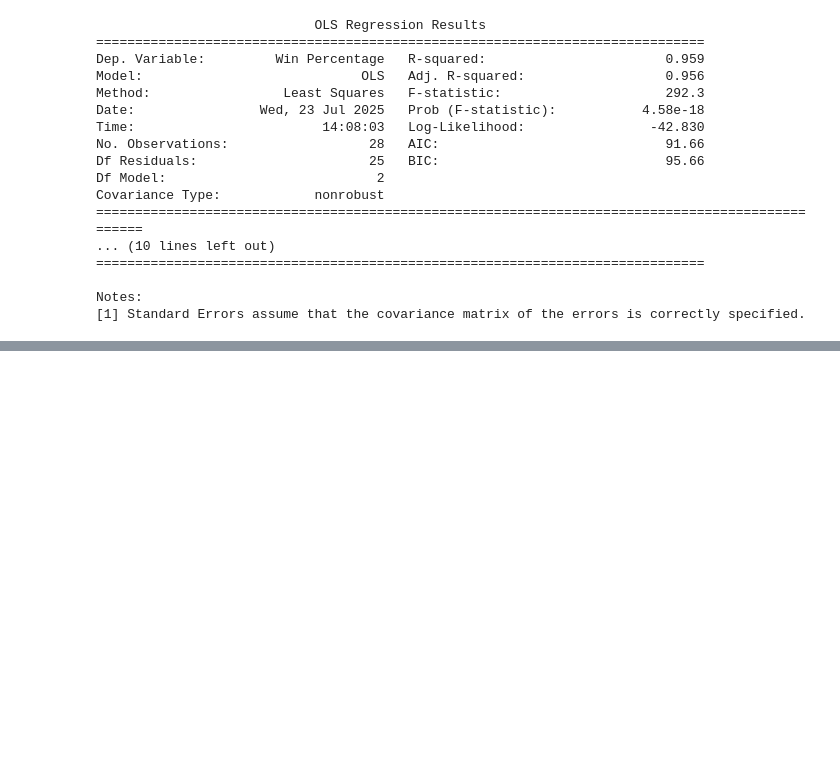
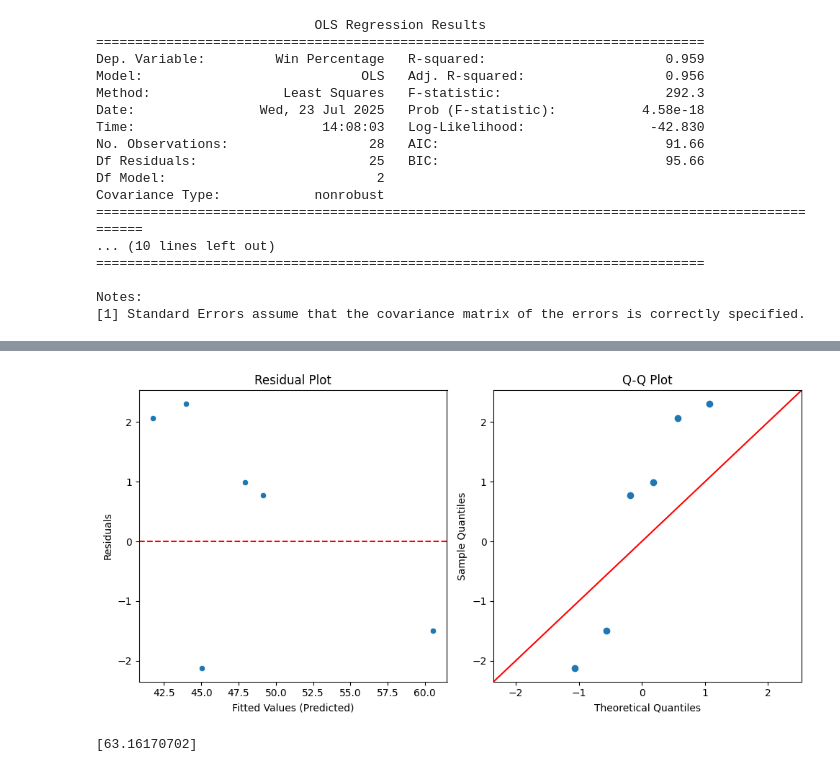
Before and after one commit to crichardson1349/wh_dat_sci_project, a Jupyter notebook: GH_games_by_faction_PN.ipynb, the cells around one changed output, grey strips where cells are left out. Saved outputs shown, nothing was run; the diff lists cells and outputs as text; code cells hidden in the pictures; blank space fills up the shorter version.

```diff
--- a/GH_games_by_faction_PN.ipynb
+++ b/GH_games_by_faction_PN.ipynb
@@ -549,0 +521,15 @@ Notes:
+# %%
+# Variables
+X = scorewin[['Primary Scoring Differential', 'Tactical Scoring Differential']]
+y = scorewin['Win Percentage']
+
+# Splitting the data into training and testing sets to allow predictions of the model to be tested against remaining data, although this does lead to small training set size
+X_train, X_test, y_train, y_test = train_test_split(X, y, test_size=0.2, random_state=42)
+
+# Create and fit the model
+model = LinearRegression()
+model.fit(X_train, y_train)
+
+# Coefficients and intercept
+print("Intercept:", model.intercept_)
+print("Coefficients:", model.coef_)
@@ -549,0 +564,35 @@ Notes:
+# %%
+# Get predictions and residuals for checking model meets assumptions
+y_pred = model.predict(X_test)
+residuals = y_test - y_pred
+fitted = y_pred
+
+
+plt.figure(figsize=(10, 5))
+
+#Residual Plot
+plt.subplot(1, 2, 1)
+sns.scatterplot(x=fitted, y=residuals)
+plt.axhline(y=0, color='r', linestyle='--')
+plt.xlabel('Fitted Values (Predicted)')
+plt.ylabel('Residuals')
+plt.title('Residual Plot')
+
+#Q-Q Plot
+plt.subplot(1, 2, 2)
+sm.qqplot(residuals, line='45', ax=plt.gca())
+plt.title('Q-Q Plot')
+
+plt.tight_layout()
+plt.show()
+# %% [output]
+[figure, added]
+# %%
+#Testing to see if we can pass a single one-off result for prediction of win percentage
+singlePredict = pd.DataFrame([{'Primary Scoring Differential':10, 'Tactical Scoring Differential':1}])
+
+#print(model.predict(np.array([[10, 7]]))) # this works but gives warnings due to lack of column names
+
+print(model.predict(singlePredict))
+# %% [output]
+[63.16170702]
```
Also changed, not shown: parts of 8 cells of this notebook.
